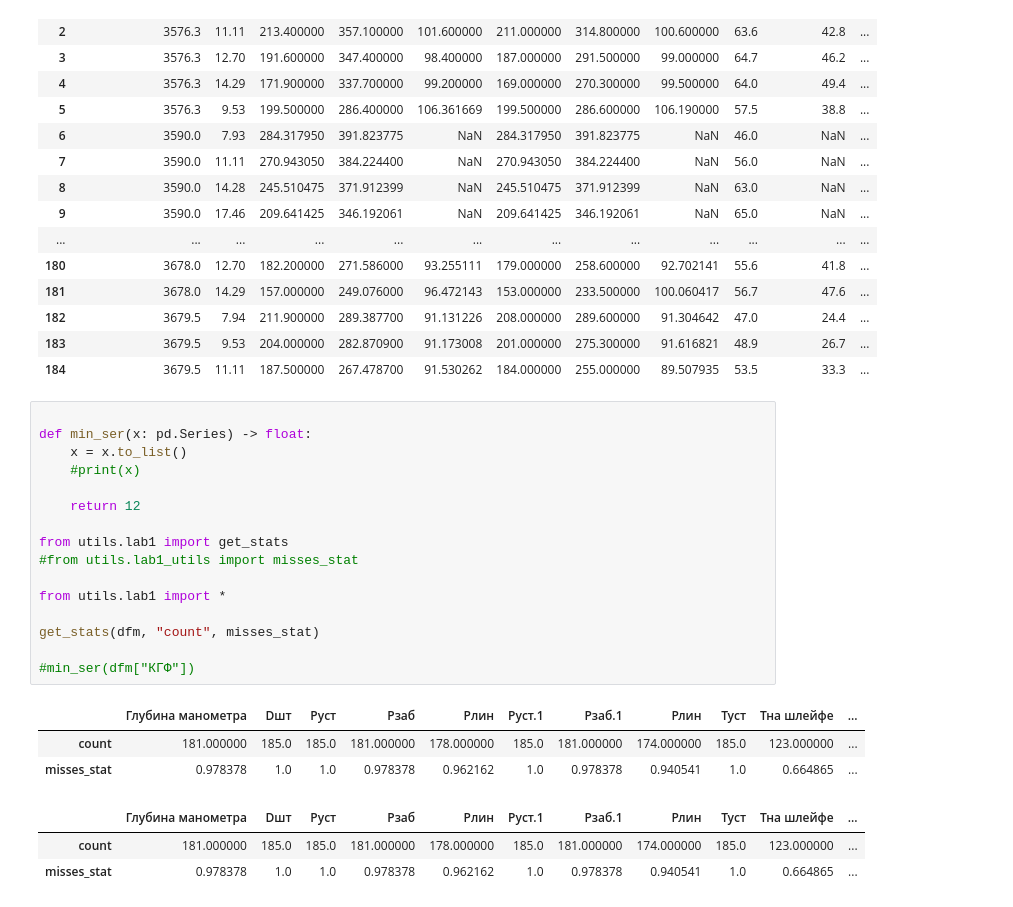
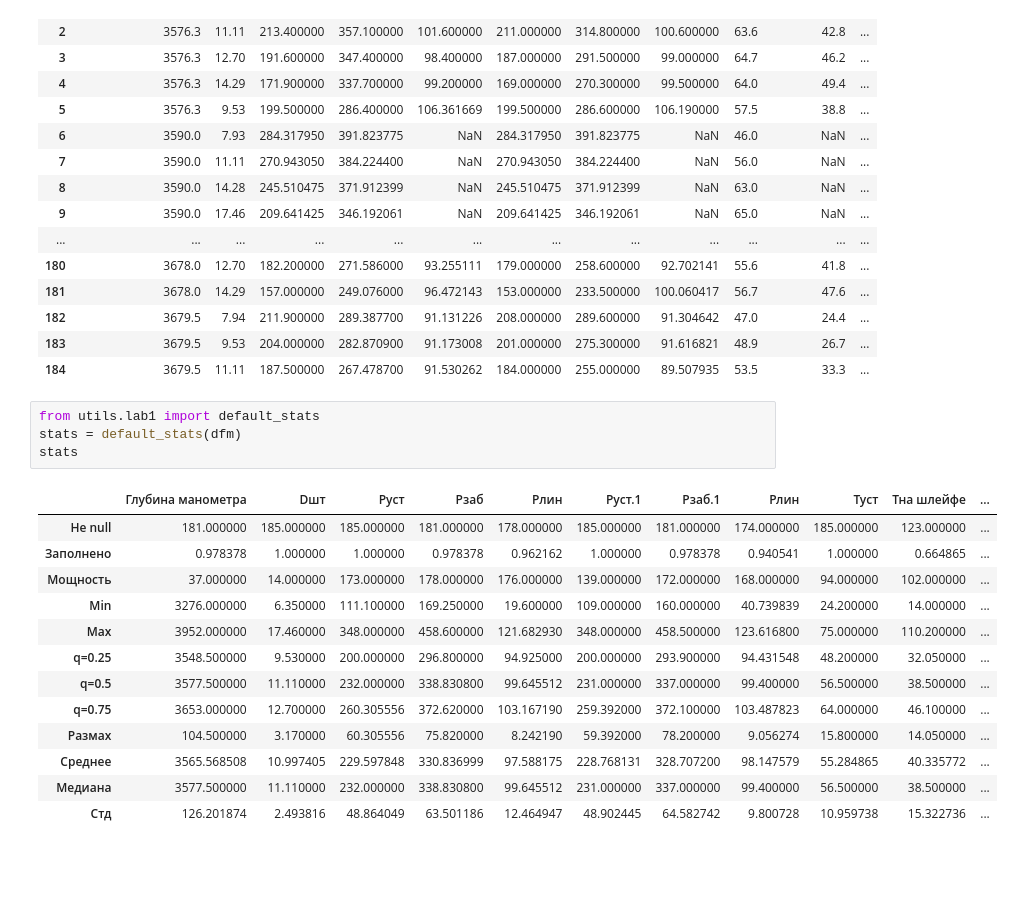
Before and after one commit to sidrDetyam/neural-networks, a Jupyter notebook: notebooks/lab1.ipynb, the cells around one changed output. Drawn from its saved outputs; the diff is of its cells as text; blank space fills up the shorter version.

```diff
--- a/notebooks/lab1.ipynb
+++ b/notebooks/lab1.ipynb
@@ -97,26 +97,21 @@ dfm
 | 182 | 3679.5 | 7.94 | 211.900000 | 289.387700 | 91.131226 | 208.000000 | 289.600000 | 91.304642 | 47.0 | 24.4 | ... |
 | 183 | 3679.5 | 9.53 | 204.000000 | 282.870900 | 91.173008 | 201.000000 | 275.300000 | 91.616821 | 48.9 | 26.7 | ... |
 | 184 | 3679.5 | 11.11 | 187.500000 | 267.478700 | 91.530262 | 184.000000 | 255.000000 | 89.507935 | 53.5 | 33.3 | ... |
-# %%
-
-def min_ser(x: pd.Series) -> float:
-    x = x.to_list()
-    #print(x)
-
-    return 12
-
-from utils.lab1 import get_stats
-#from utils.lab1_utils import misses_stat
-
-from utils.lab1 import *
-
-get_stats(dfm, "count", misses_stat)
-
-#min_ser(dfm["КГФ"])
-# %% [output]
-|  | Глубина манометра | Dшт | Руст | Рзаб | Pлин | Руст.1 | Рзаб.1 | Рлин | Туст | Тна шлейфе | ... |
-| count | 181.000000 | 185.0 | 185.0 | 181.000000 | 178.000000 | 185.0 | 181.000000 | 174.000000 | 185.0 | 123.000000 | ... |
-| misses_stat | 0.978378 | 1.0 | 1.0 | 0.978378 | 0.962162 | 1.0 | 0.978378 | 0.940541 | 1.0 | 0.664865 | ... |
-|  | Глубина манометра | Dшт | Руст | Рзаб | Pлин | Руст.1 | Рзаб.1 | Рлин | Туст | Тна шлейфе | ... |
-| count | 181.000000 | 185.0 | 185.0 | 181.000000 | 178.000000 | 185.0 | 181.000000 | 174.000000 | 185.0 | 123.000000 | ... |
-| misses_stat | 0.978378 | 1.0 | 1.0 | 0.978378 | 0.962162 | 1.0 | 0.978378 | 0.940541 | 1.0 | 0.664865 | ... |
+# %%
+from utils.lab1 import default_stats
+stats = default_stats(dfm)
+stats
+# %% [output]
+|  | Глубина манометра | Dшт | Руст | Рзаб | Pлин | Руст.1 | Рзаб.1 | Рлин | Туст | Тна шлейфе | ... |
+| Не null | 181.000000 | 185.000000 | 185.000000 | 181.000000 | 178.000000 | 185.000000 | 181.000000 | 174.000000 | 185.000000 | 123.000000 | ... |
+| Заполнено | 0.978378 | 1.000000 | 1.000000 | 0.978378 | 0.962162 | 1.000000 | 0.978378 | 0.940541 | 1.000000 | 0.664865 | ... |
+| Мощность | 37.000000 | 14.000000 | 173.000000 | 178.000000 | 176.000000 | 139.000000 | 172.000000 | 168.000000 | 94.000000 | 102.000000 | ... |
+| Min | 3276.000000 | 6.350000 | 111.100000 | 169.250000 | 19.600000 | 109.000000 | 160.000000 | 40.739839 | 24.200000 | 14.000000 | ... |
+| Max | 3952.000000 | 17.460000 | 348.000000 | 458.600000 | 121.682930 | 348.000000 | 458.500000 | 123.616800 | 75.000000 | 110.200000 | ... |
+| q=0.25 | 3548.500000 | 9.530000 | 200.000000 | 296.800000 | 94.925000 | 200.000000 | 293.900000 | 94.431548 | 48.200000 | 32.050000 | ... |
+| q=0.5 | 3577.500000 | 11.110000 | 232.000000 | 338.830800 | 99.645512 | 231.000000 | 337.000000 | 99.400000 | 56.500000 | 38.500000 | ... |
+| q=0.75 | 3653.000000 | 12.700000 | 260.305556 | 372.620000 | 103.167190 | 259.392000 | 372.100000 | 103.487823 | 64.000000 | 46.100000 | ... |
+| Размах | 104.500000 | 3.170000 | 60.305556 | 75.820000 | 8.242190 | 59.392000 | 78.200000 | 9.056274 | 15.800000 | 14.050000 | ... |
+| Среднее | 3565.568508 | 10.997405 | 229.597848 | 330.836999 | 97.588175 | 228.768131 | 328.707200 | 98.147579 | 55.284865 | 40.335772 | ... |
+| Медиана | 3577.500000 | 11.110000 | 232.000000 | 338.830800 | 99.645512 | 231.000000 | 337.000000 | 99.400000 | 56.500000 | 38.500000 | ... |
+| Стд | 126.201874 | 2.493816 | 48.864049 | 63.501186 | 12.464947 | 48.902445 | 64.582742 | 9.800728 | 10.959738 | 15.322736 | ... |
```
Also changed, not shown: parts of 4 cells of this notebook, 1 other file.
